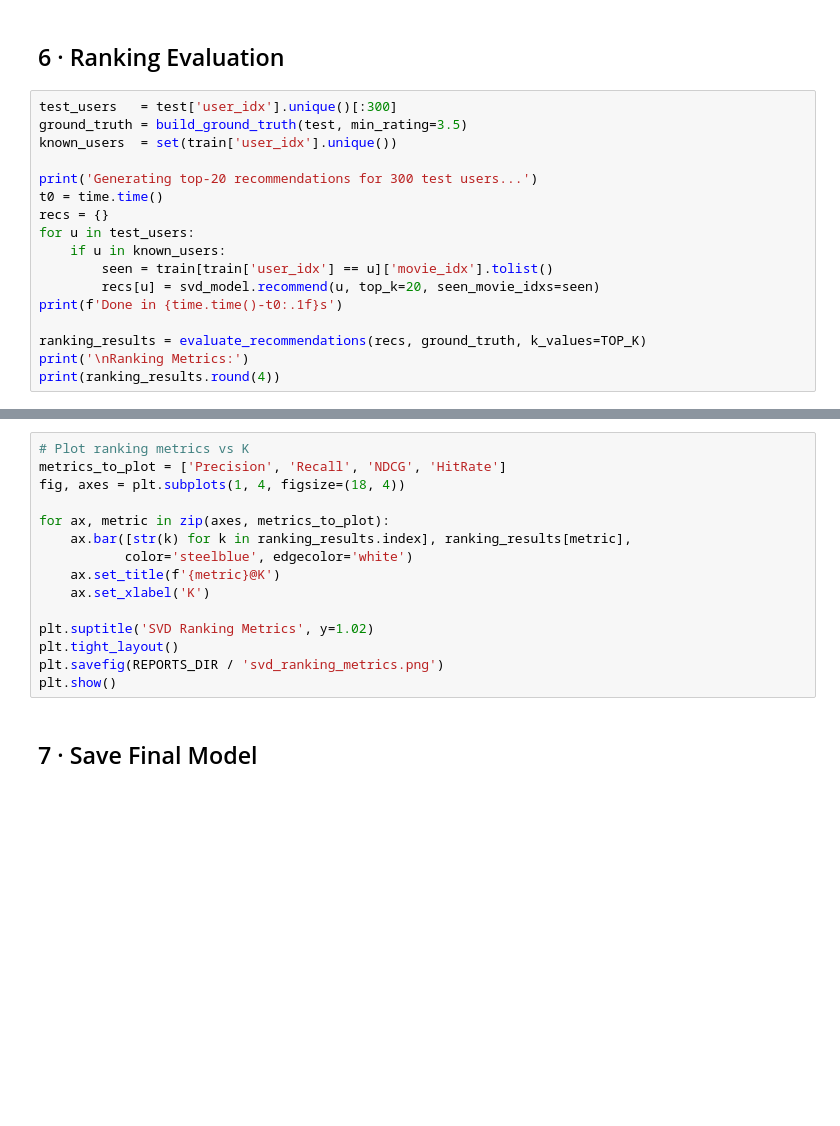
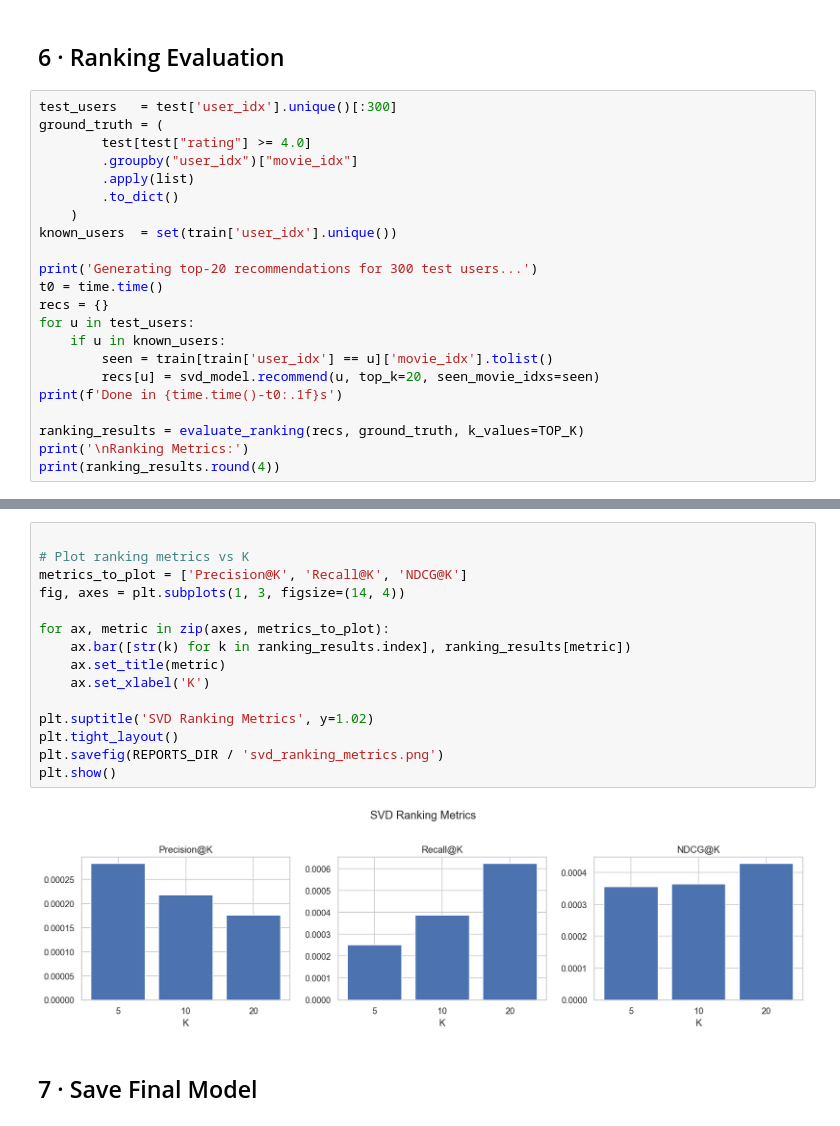
Before and after one commit to Padmanav-Mohanty/Movie-Recommendation-System, a Jupyter notebook: notebooks/04_matrix_factorization.ipynb, the cells around one changed output, grey strips where cells are left out. Drawn from its saved outputs; the diff is of its cells as text; blank space fills up the shorter version.

Commit message:
feat: enhance recommendation pipelines and evaluation reporting

```diff
--- a/notebooks/04_matrix_factorization.ipynb
+++ b/notebooks/04_matrix_factorization.ipynb
@@ -174,7 +222,12 @@ plt.show()
 ## 6 · Ranking Evaluation
 # %%
 test_users   = test['user_idx'].unique()[:300]
-ground_truth = build_ground_truth(test, min_rating=3.5)
+ground_truth = (
+        test[test["rating"] >= 4.0]
+        .groupby("user_idx")["movie_idx"]
+        .apply(list)
+        .to_dict()
+    )
 known_users  = set(train['user_idx'].unique())
 
 print('Generating top-20 recommendations for 300 test users...')
@@ -186,6 +239,6 @@ for u in test_users:
         recs[u] = svd_model.recommend(u, top_k=20, seen_movie_idxs=seen)
 print(f'Done in {time.time()-t0:.1f}s')
 
-ranking_results = evaluate_recommendations(recs, ground_truth, k_values=TOP_K)
+ranking_results = evaluate_ranking(recs, ground_truth, k_values=TOP_K)
 print('\nRanking Metrics:')
 print(ranking_results.round(4))
@@ -192,18 +255,20 @@ print(ranking_results.round(4))
 # %%
+
 # Plot ranking metrics vs K
-metrics_to_plot = ['Precision', 'Recall', 'NDCG', 'HitRate']
-fig, axes = plt.subplots(1, 4, figsize=(18, 4))
+metrics_to_plot = ['Precision@K', 'Recall@K', 'NDCG@K']
+fig, axes = plt.subplots(1, 3, figsize=(14, 4))
 
 for ax, metric in zip(axes, metrics_to_plot):
-    ax.bar([str(k) for k in ranking_results.index], ranking_results[metric],
-           color='steelblue', edgecolor='white')
-    ax.set_title(f'{metric}@K')
+    ax.bar([str(k) for k in ranking_results.index], ranking_results[metric])
+    ax.set_title(metric)
     ax.set_xlabel('K')
 
 plt.suptitle('SVD Ranking Metrics', y=1.02)
 plt.tight_layout()
 plt.savefig(REPORTS_DIR / 'svd_ranking_metrics.png')
 plt.show()
+# %% [output]
+[figure, added]
 # %% [markdown]
 ## 7 · Save Final Model
 # %%
```
Also changed, not shown: parts of 12 cells of this notebook, 3 other files.
